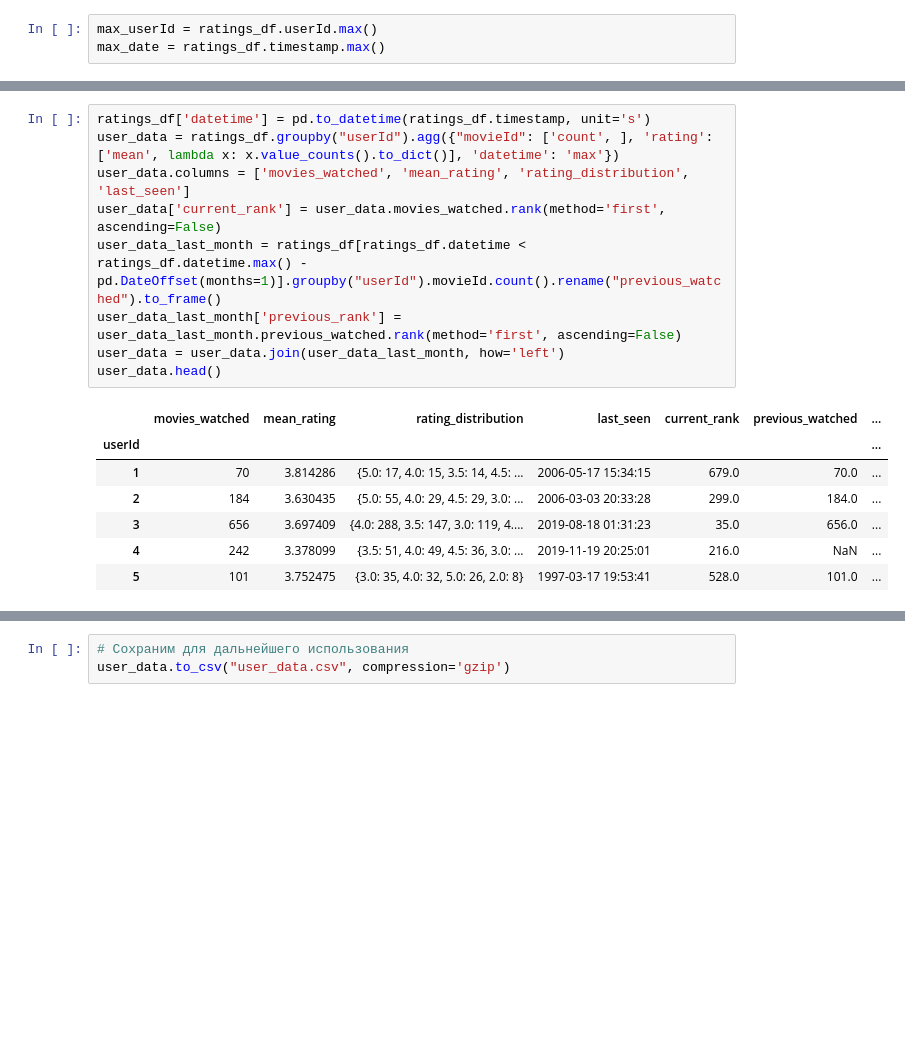
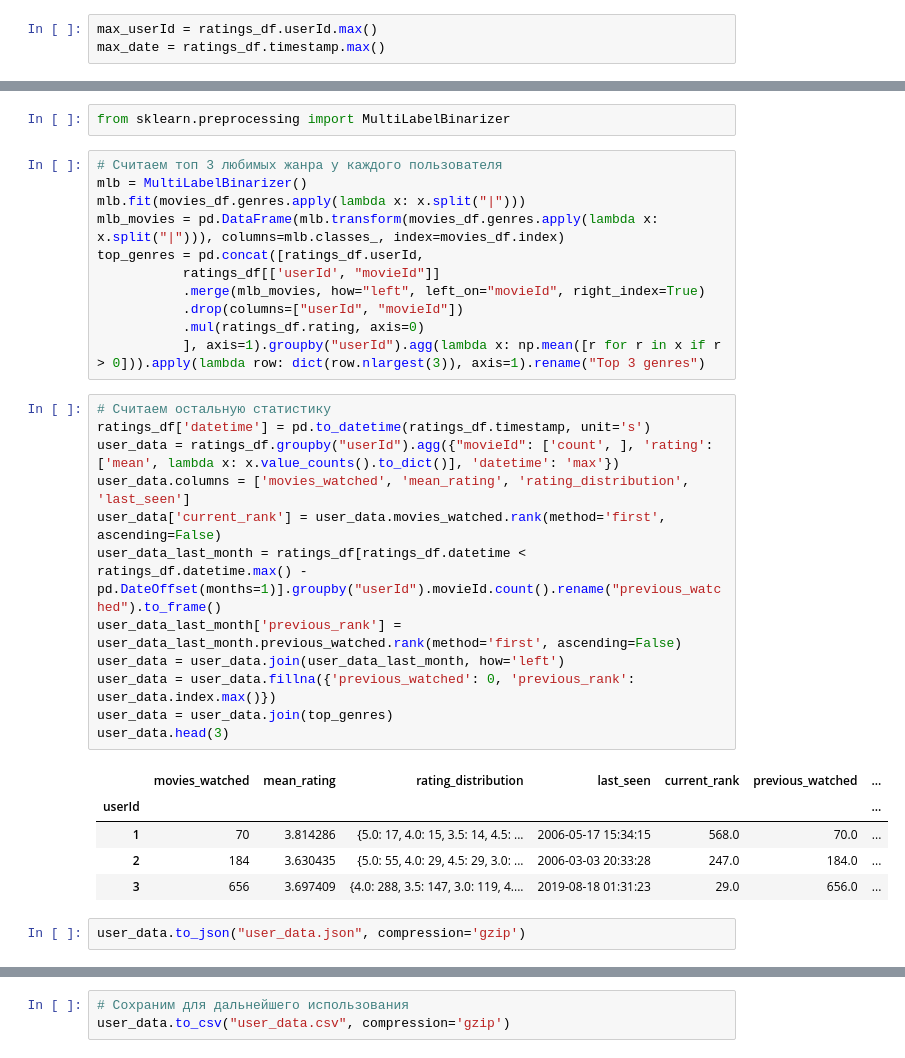
Before and after one commit to aleks-haksly/Simulative, a Jupyter notebook: ML/recomendation.ipynb, the cells around one changed output, grey strips where cells are left out. Cells and saved outputs as stored; diff of their text form; blank space fills up the shorter version.

```diff
--- a/ML/recomendation.ipynb
+++ b/ML/recomendation.ipynb
@@ -626,17 +635,33 @@ max_date = ratings_df.timestamp.max()
+# %%
+from sklearn.preprocessing import MultiLabelBinarizer
+# %%
+# Считаем топ 3 любимых жанра у каждого пользователя
+mlb = MultiLabelBinarizer()
+mlb.fit(movies_df.genres.apply(lambda x: x.split("|")))
+mlb_movies = pd.DataFrame(mlb.transform(movies_df.genres.apply(lambda x: x.split("|"))), columns=mlb.classes_, index=movies_df.index)
+top_genres = pd.concat([ratings_df.userId,
+           ratings_df[['userId', "movieId"]]
+           .merge(mlb_movies, how="left", left_on="movieId", right_index=True)
+           .drop(columns=["userId",	"movieId"])
+           .mul(ratings_df.rating, axis=0)
+           ], axis=1).groupby("userId").agg(lambda x: np.mean([r for r in x if r > 0])).apply(lambda row: dict(row.nlargest(3)), axis=1).rename("Top 3 genres")
 # %%
+# Считаем остальную статистику
 ratings_df['datetime'] = pd.to_datetime(ratings_df.timestamp, unit='s')
 user_data = ratings_df.groupby("userId").agg({"movieId": ['count', ], 'rating': ['mean', lambda x: x.value_counts().to_dict()], 'datetime': 'max'})
 user_data.columns = ['movies_watched', 'mean_rating', 'rating_distribution', 'last_seen']
 user_data['current_rank'] = user_data.movies_watched.rank(method='first', ascending=False)
 user_data_last_month = ratings_df[ratings_df.datetime < ratings_df.datetime.max() - pd.DateOffset(months=1)].groupby("userId").movieId.count().rename("previous_watched").to_frame()
 user_data_last_month['previous_rank'] = user_data_last_month.previous_watched.rank(method='first', ascending=False)
 user_data = user_data.join(user_data_last_month, how='left')
-user_data.head()
+user_data = user_data.fillna({'previous_watched': 0, 'previous_rank': user_data.index.max()})
+user_data = user_data.join(top_genres)
+user_data.head(3)
 # %% [output]
 |  | movies_watched | mean_rating | rating_distribution | last_seen | current_rank | previous_watched | ... |
 | userId |  |  |  |  |  |  | ... |
-| 1 | 70 | 3.814286 | {5.0: 17, 4.0: 15, 3.5: 14, 4.5: ... | 2006-05-17 15:34:15 | 679.0 | 70.0 | ... |
-| 2 | 184 | 3.630435 | {5.0: 55, 4.0: 29, 4.5: 29, 3.0: ... | 2006-03-03 20:33:28 | 299.0 | 184.0 | ... |
-| 3 | 656 | 3.697409 | {4.0: 288, 3.5: 147, 3.0: 119, 4.... | 2019-08-18 01:31:23 | 35.0 | 656.0 | ... |
-| 4 | 242 | 3.378099 | {3.5: 51, 4.0: 49, 4.5: 36, 3.0: ... | 2019-11-19 20:25:01 | 216.0 | NaN | ... |
-| 5 | 101 | 3.752475 | {3.0: 35, 4.0: 32, 5.0: 26, 2.0: 8} | 1997-03-17 19:53:41 | 528.0 | 101.0 | ... |
+| 1 | 70 | 3.814286 | {5.0: 17, 4.0: 15, 3.5: 14, 4.5: ... | 2006-05-17 15:34:15 | 568.0 | 70.0 | ... |
+| 2 | 184 | 3.630435 | {5.0: 55, 4.0: 29, 4.5: 29, 3.0: ... | 2006-03-03 20:33:28 | 247.0 | 184.0 | ... |
+| 3 | 656 | 3.697409 | {4.0: 288, 3.5: 147, 3.0: 119, 4.... | 2019-08-18 01:31:23 | 29.0 | 656.0 | ... |
+# %%
+user_data.to_json("user_data.json", compression='gzip')
```
Also changed, not shown: parts of 4 cells of this notebook.
